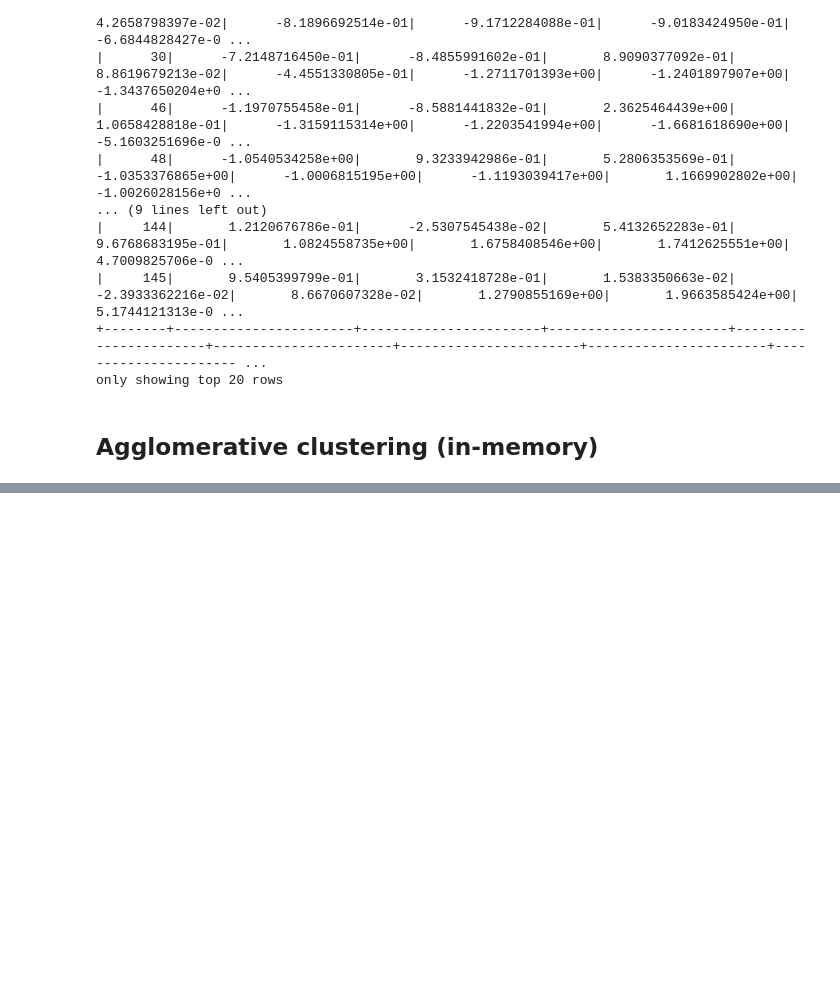
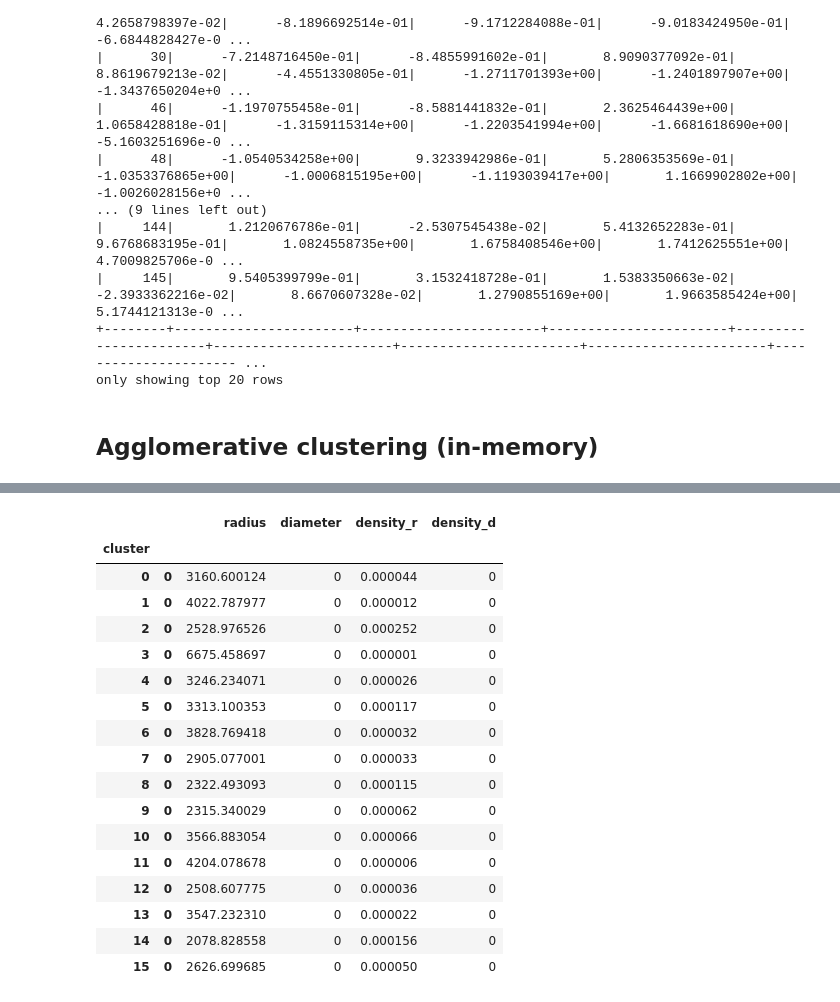
Before and after one commit to pedrocarush/MDLE-Assignment2, a Jupyter notebook: exercise1.ipynb, the cells around one changed output, grey strips where cells are left out. Saved outputs shown, nothing was run; the diff lists cells and outputs as text; code cells hidden in the pictures; blank space fills up the shorter version.

Commit message:
for loop to iterate n_clusters. radius calculated

```diff
--- a/exercise1.ipynb
+++ b/exercise1.ipynb
@@ -113,3 +109,4 @@ music_features_pd = (small_features_df
     .drop("track_id")
     .toPandas()
 )
+music_features_pd = music_features_pd.astype(np.float64)
@@ -134,17 +112,0 @@ centroid_calculator.centroids_
-# %%
-def calculate_metrics(df,centroids):
-
-    cluster = df["cluster"]
-
-    temp = pd.DataFrame(data= [float('+inf'),float('+inf'),0,0] ,columns=['radius', 'diameter','density_r','density_d'])
-
-    centroid = centroids[cluster]
-
-    for index, row in df.iterrows():
-
-        print(row)
-
-    return df
-# %%
-music_features_pd["cluster"] = clusterer.labels_
-music_features_pd.groupby("cluster").apply(calculate_metrics,centroid_calculator.centroids_)
@@ -152,0 +138,25 @@ ValueError: Shape of passed values is (4, 1), indices imply (4, 4)
+# %%
+from sklearn.cluster import AgglomerativeClustering
+from sklearn.neighbors import NearestCentroid
+
+metrics_df_array = []
+
+# i = 8 until 16
+for i in range(8, 17):
+    n_clusters = i
+    clusterer = AgglomerativeClustering(n_clusters=n_clusters, compute_distances=True)
+    clusterer.fit(music_features_pd)
+    print(f"n_clusters: {n_clusters}, cluster_labels: {clusterer.labels_}")
+
+    # calculate centroids
+
+    centroid_calculator = NearestCentroid()
+
+    centroid_calculator.fit(music_features_pd, clusterer.labels_)
+
+    #len(centroid_calculator.centroids_)
+
+    tmp = music_features_pd
+    tmp["cluster"] = clusterer.labels_
+
+    metrics_df_array.append(tmp.groupby("cluster").apply(calculate_metrics,centroid_calculator.centroids_))
@@ -152,0 +173,21 @@ ValueError: Shape of passed values is (4, 1), indices imply (4, 4)
+# %%
+metrics_df_array[8]
+# %% [output]
+|  |  | radius | diameter | density_r | density_d |
+| cluster |  |  |  |  |  |
+| 0 | 0 | 3160.600124 | 0 | 0.000044 | 0 |
+| 1 | 0 | 4022.787977 | 0 | 0.000012 | 0 |
+| 2 | 0 | 2528.976526 | 0 | 0.000252 | 0 |
+| 3 | 0 | 6675.458697 | 0 | 0.000001 | 0 |
+| 4 | 0 | 3246.234071 | 0 | 0.000026 | 0 |
+| 5 | 0 | 3313.100353 | 0 | 0.000117 | 0 |
+| 6 | 0 | 3828.769418 | 0 | 0.000032 | 0 |
+| 7 | 0 | 2905.077001 | 0 | 0.000033 | 0 |
+| 8 | 0 | 2322.493093 | 0 | 0.000115 | 0 |
+| 9 | 0 | 2315.340029 | 0 | 0.000062 | 0 |
+| 10 | 0 | 3566.883054 | 0 | 0.000066 | 0 |
+| 11 | 0 | 4204.078678 | 0 | 0.000006 | 0 |
+| 12 | 0 | 2508.607775 | 0 | 0.000036 | 0 |
+| 13 | 0 | 3547.232310 | 0 | 0.000022 | 0 |
+| 14 | 0 | 2078.828558 | 0 | 0.000156 | 0 |
+| 15 | 0 | 2626.699685 | 0 | 0.000050 | 0 |
```
Also changed, not shown: parts of 8 cells of this notebook.
